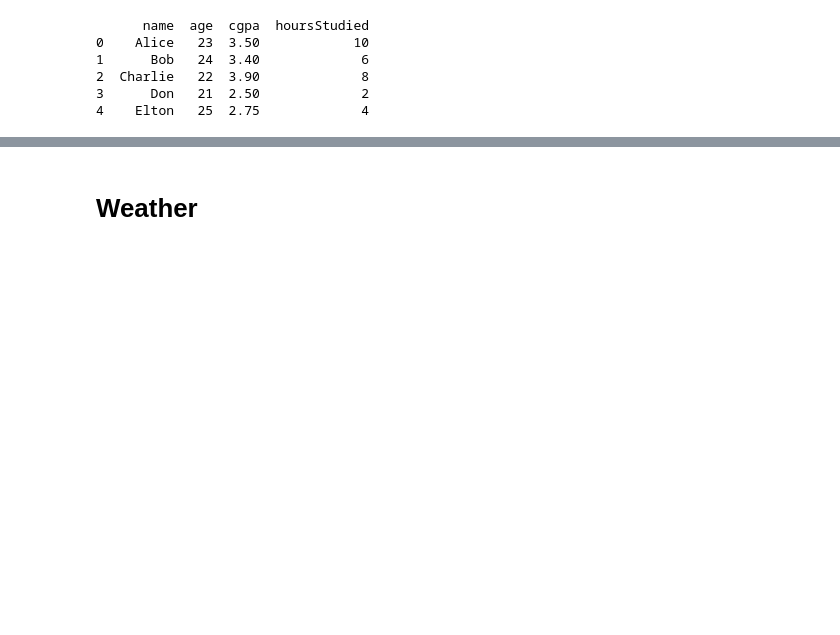
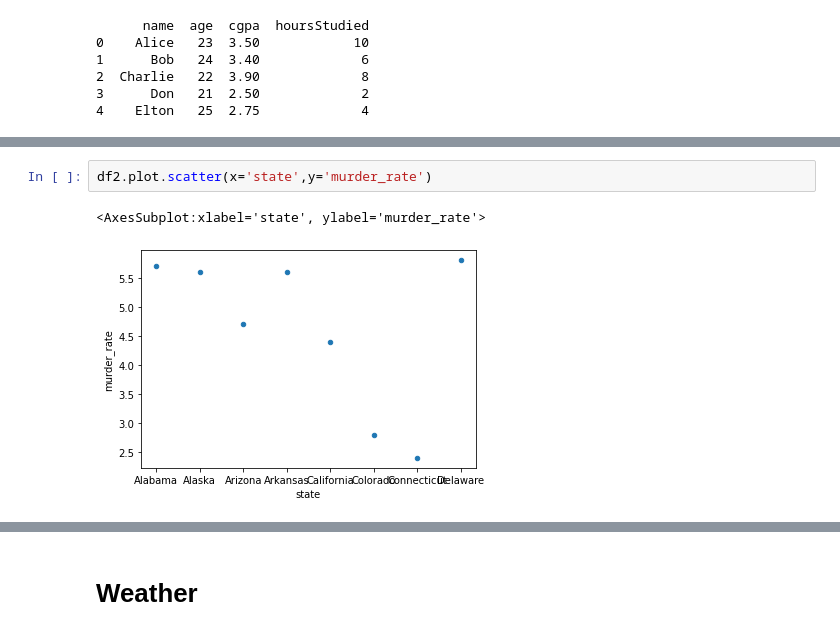
Before and after one commit to dipu0/Statistics_for_Data_Science_LabCode_CSE303, a Jupyter notebook: Lab#3/Lab#3.ipynb, the cells around one changed output, grey strips where cells are left out. Cells and saved outputs as stored; diff of their text form; blank space fills up the shorter version.

```diff
--- a/Lab#3/Lab#3.ipynb
+++ b/Lab#3/Lab#3.ipynb
@@ -178,0 +314,5 @@ print(df12)
+# %%
+df2.plot.scatter(x='state',y='murder_rate')
+# %% [output]
+<AxesSubplot:xlabel='state', ylabel='murder_rate'>
+[figure, new version]
```
Also changed, not shown: parts of 19 cells of this notebook, 1 other file.
